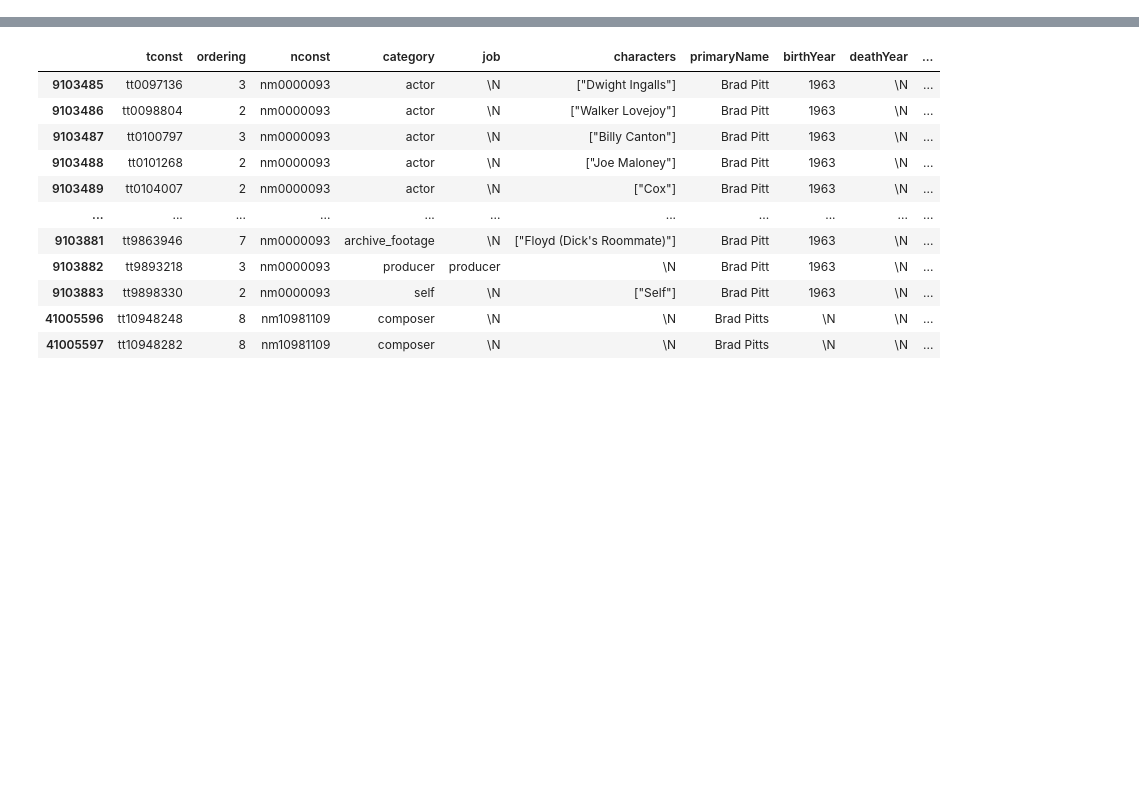
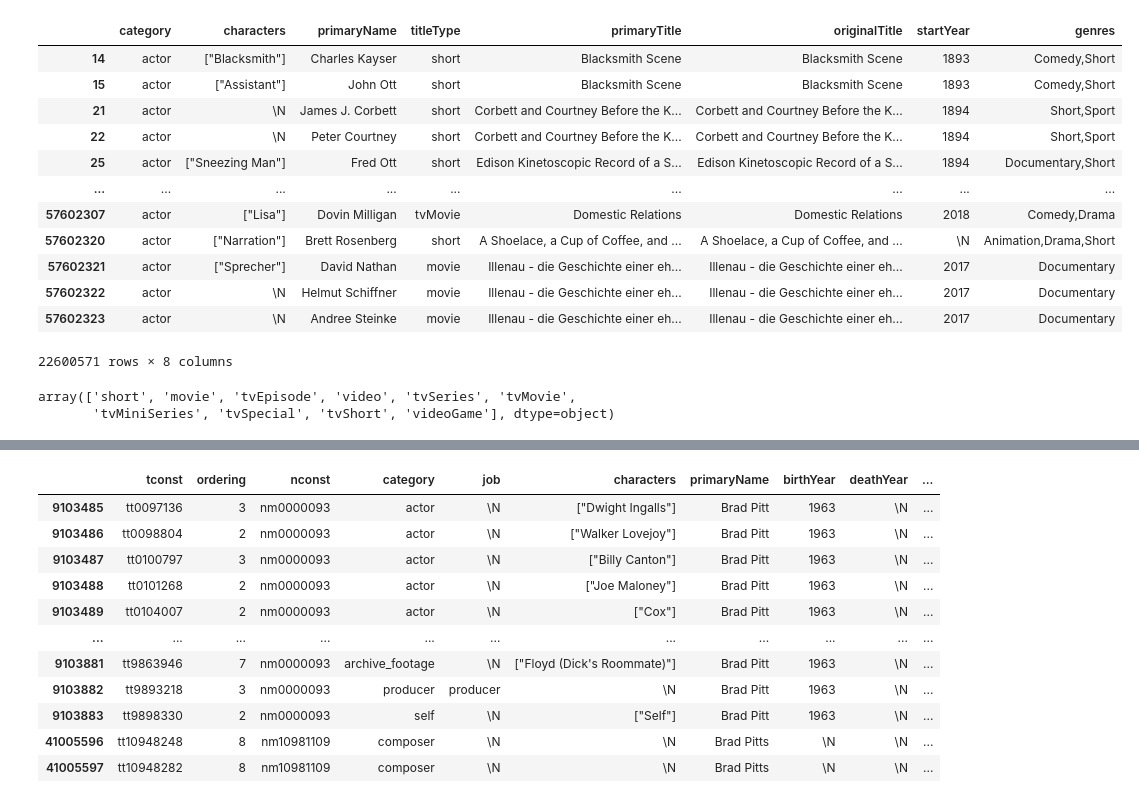
Before and after one commit to B-Aldridge/Final_Project, a Jupyter notebook: actors and roles files/reader.ipynb, the cells around one changed output, grey strips where cells are left out. Drawn from its saved outputs; the diff is of its cells as text; code cells hidden in the pictures; blank space fills up the shorter version.

```diff
--- a/actors and roles files/reader.ipynb
+++ b/actors and roles files/reader.ipynb
@@ -28,0 +58,21 @@ AttributeError: 'function' object has no attribute 'dropna'
+# %%
+cleaned_df
+# %% [output]
+|  | category | characters | primaryName | titleType | primaryTitle | originalTitle | startYear | genres |
+| 14 | actor | ["Blacksmith"] | Charles Kayser | short | Blacksmith Scene | Blacksmith Scene | 1893 | Comedy,Short |
+| 15 | actor | ["Assistant"] | John Ott | short | Blacksmith Scene | Blacksmith Scene | 1893 | Comedy,Short |
+| 21 | actor | \N | James J. Corbett | short | Corbett and Courtney Before the K... | Corbett and Courtney Before the K... | 1894 | Short,Sport |
+| 22 | actor | \N | Peter Courtney | short | Corbett and Courtney Before the K... | Corbett and Courtney Before the K... | 1894 | Short,Sport |
+| 25 | actor | ["Sneezing Man"] | Fred Ott | short | Edison Kinetoscopic Record of a S... | Edison Kinetoscopic Record of a S... | 1894 | Documentary,Short |
+| ... | ... | ... | ... | ... | ... | ... | ... | ... |
+| 57602307 | actor | ["Lisa"] | Dovin Milligan | tvMovie | Domestic Relations | Domestic Relations | 2018 | Comedy,Drama |
+| 57602320 | actor | ["Narration"] | Brett Rosenberg | short | A Shoelace, a Cup of Coffee, and ... | A Shoelace, a Cup of Coffee, and ... | \N | Animation,Drama,Short |
+| 57602321 | actor | ["Sprecher"] | David Nathan | movie | Illenau - die Geschichte einer eh... | Illenau - die Geschichte einer eh... | 2017 | Documentary |
+| 57602322 | actor | \N | Helmut Schiffner | movie | Illenau - die Geschichte einer eh... | Illenau - die Geschichte einer eh... | 2017 | Documentary |
+| 57602323 | actor | \N | Andree Steinke | movie | Illenau - die Geschichte einer eh... | Illenau - die Geschichte einer eh... | 2017 | Documentary |
+22600571 rows × 8 columns
+# %%
+cleaned_df["titleType"].unique()
+# %% [output]
+array(['short', 'movie', 'tvEpisode', 'video', 'tvSeries', 'tvMovie',
+       'tvMiniSeries', 'tvSpecial', 'tvShort', 'videoGame'], dtype=object)
```
Also changed, not shown: parts of 16 cells of this notebook, 1 other file.
